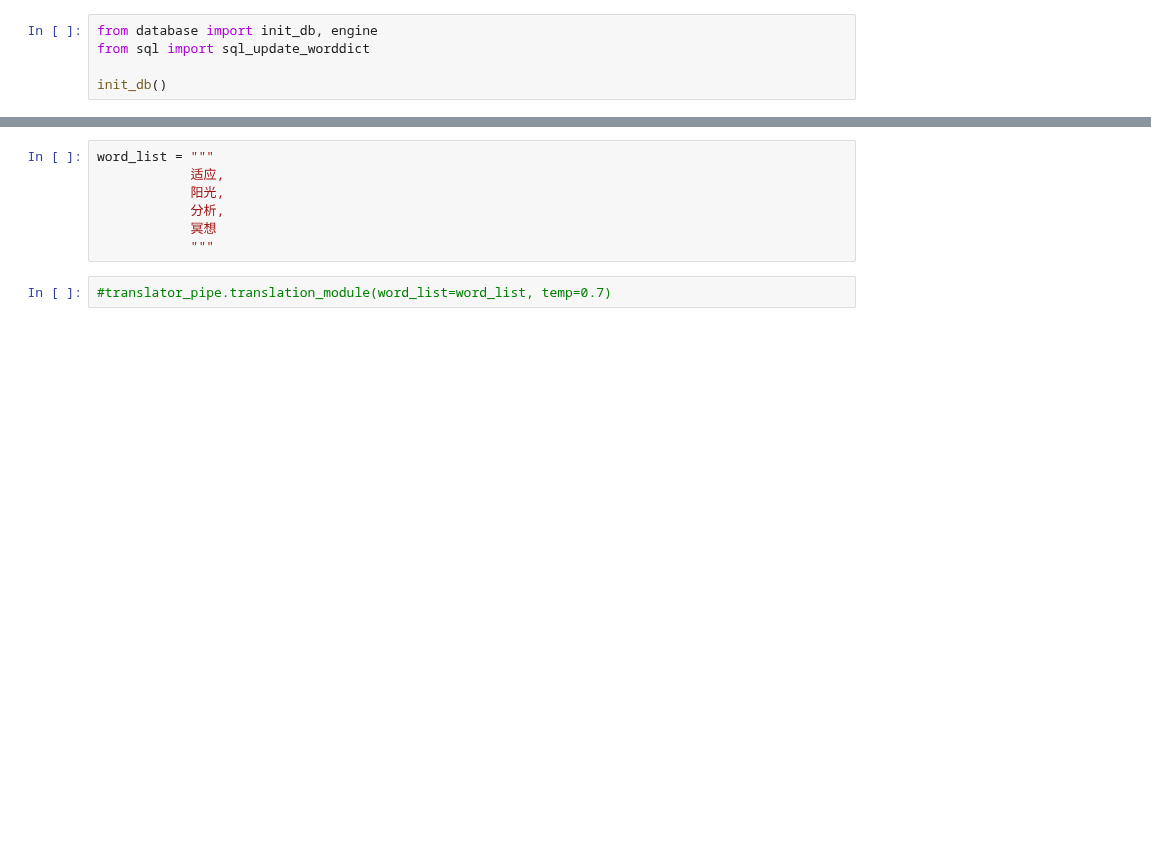
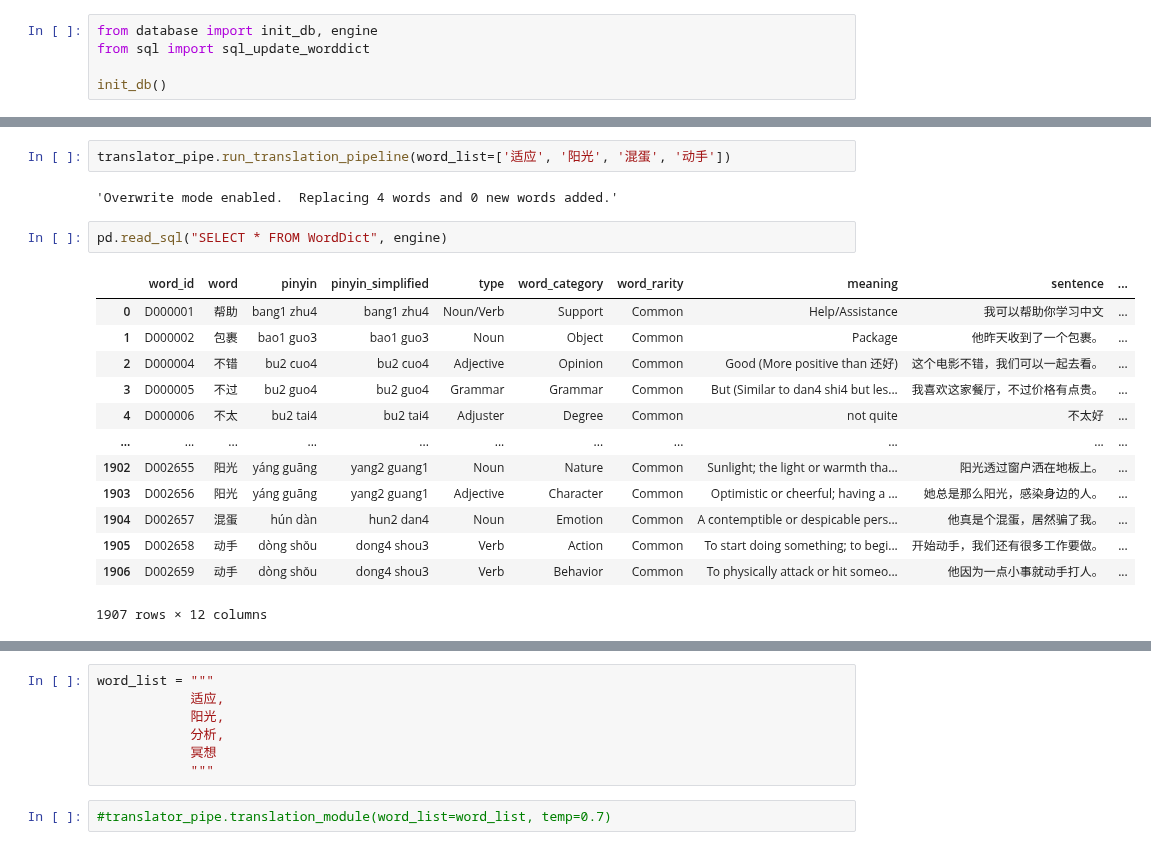
Before and after one commit to tuawong/GPT4LanguageLearning, a Jupyter notebook: GPT_ChineseWords.ipynb, the cells around one changed output, grey strips where cells are left out. Cells and saved outputs as stored; diff of their text form; blank space fills up the shorter version.

```diff
--- a/GPT_ChineseWords.ipynb
+++ b/GPT_ChineseWords.ipynb
@@ -99,3 +88,23 @@ df
+# %%
+translator_pipe.run_translation_pipeline(word_list=['适应', '阳光', '混蛋', '动手'])
+# %% [output]
+'Overwrite mode enabled.  Replacing 4 words and 0 new words added.'
+# %%
+pd.read_sql("SELECT * FROM WordDict", engine)
+# %% [output]
+|  | word_id | word | pinyin | pinyin_simplified | type | word_category | word_rarity | meaning | sentence | ... |
+| 0 | D000001 | 帮助 | bang1 zhu4 | bang1 zhu4 | Noun/Verb | Support | Common | Help/Assistance | 我可以帮助你学习中文 | ... |
+| 1 | D000002 | 包裹 | bao1 guo3 | bao1 guo3 | Noun | Object | Common | Package | 他昨天收到了一个包裹。 | ... |
+| 2 | D000004 | 不错 | bu2 cuo4 | bu2 cuo4 | Adjective | Opinion | Common | Good (More positive than 还好) | 这个电影不错，我们可以一起去看。 | ... |
+| 3 | D000005 | 不过 | bu2 guo4 | bu2 guo4 | Grammar | Grammar | Common | But (Similar to dan4 shi4 but les... | 我喜欢这家餐厅，不过价格有点贵。 | ... |
+| 4 | D000006 | 不太 | bu2 tai4 | bu2 tai4 | Adjuster | Degree | Common | not quite | 不太好 | ... |
+| ... | ... | ... | ... | ... | ... | ... | ... | ... | ... | ... |
+| 1902 | D002655 | 阳光 | yáng guāng | yang2 guang1 | Noun | Nature | Common | Sunlight; the light or warmth tha... | 阳光透过窗户洒在地板上。 | ... |
+| 1903 | D002656 | 阳光 | yáng guāng | yang2 guang1 | Adjective | Character | Common | Optimistic or cheerful; having a ... | 她总是那么阳光，感染身边的人。 | ... |
+| 1904 | D002657 | 混蛋 | hún dàn | hun2 dan4 | Noun | Emotion | Common | A contemptible or despicable pers... | 他真是个混蛋，居然骗了我。 | ... |
+| 1905 | D002658 | 动手 | dòng shǒu | dong4 shou3 | Verb | Action | Common | To start doing something; to begi... | 开始动手，我们还有很多工作要做。 | ... |
+| 1906 | D002659 | 动手 | dòng shǒu | dong4 shou3 | Verb | Behavior | Common | To physically attack or hit someo... | 他因为一点小事就动手打人。 | ... |
+1907 rows × 12 columns
 # %%
  pd.read_sql("SELECT * FROM QuizAgg", engine)
 # %% [output]
```
Also changed, not shown: parts of 6 cells of this notebook, 1 other file.
